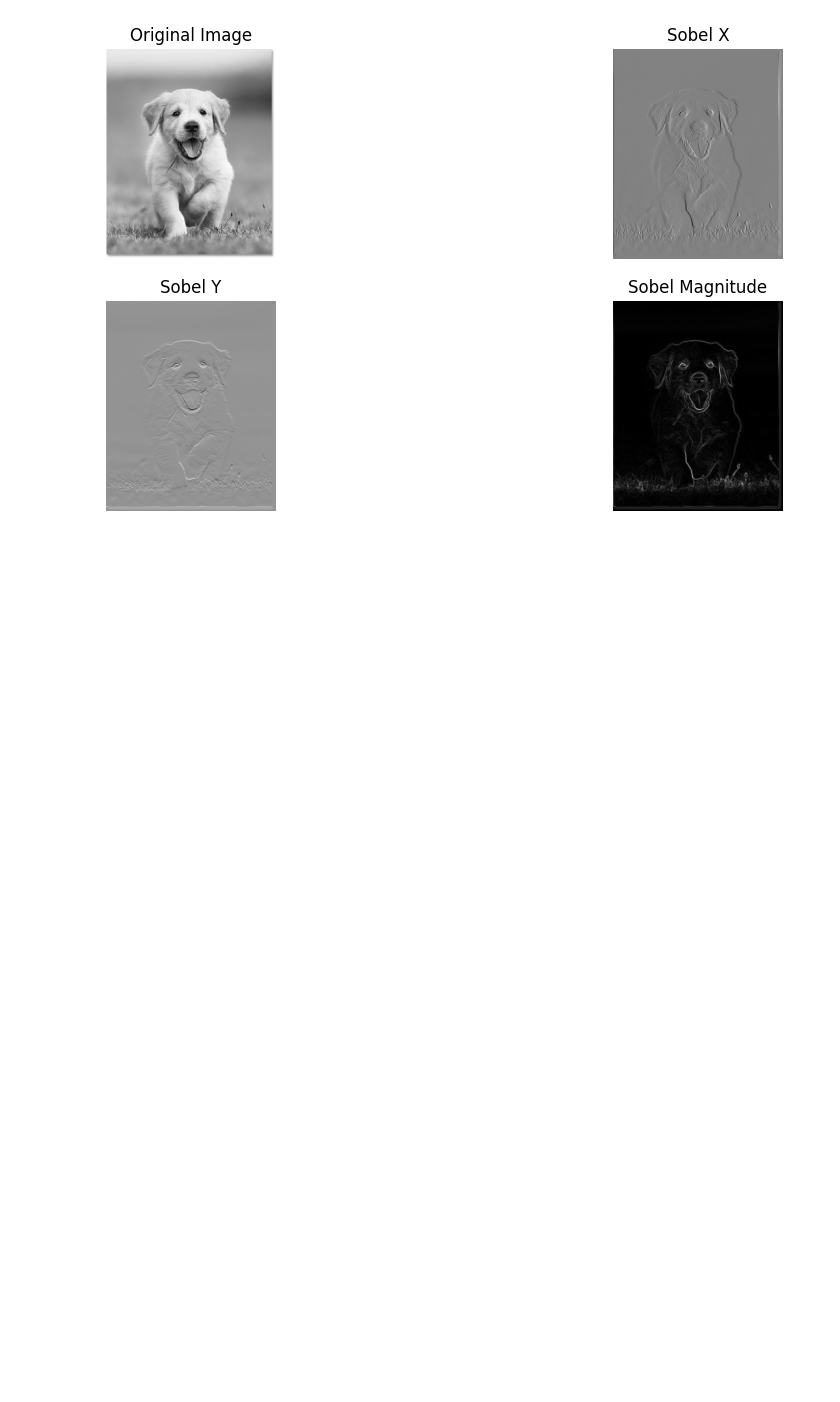
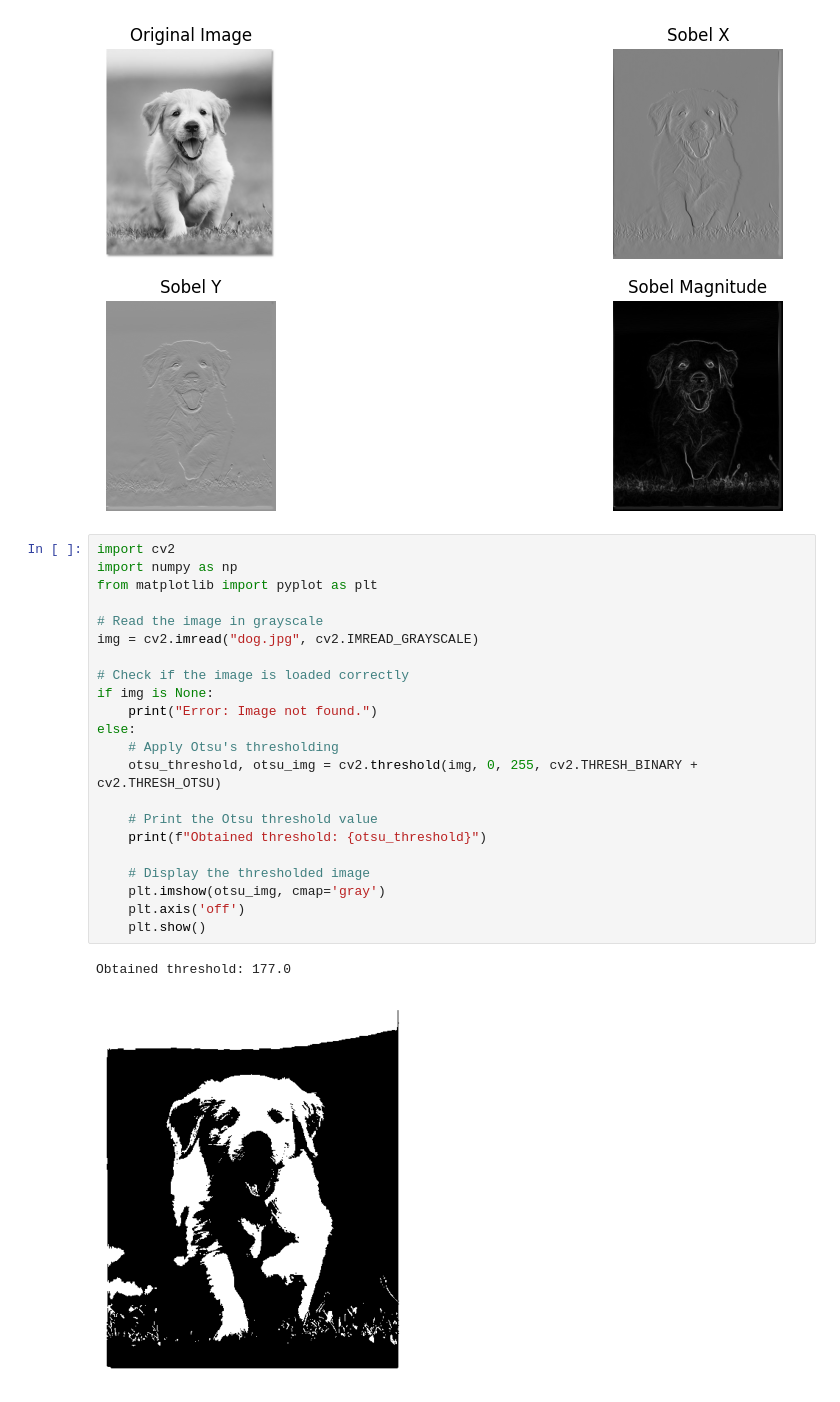
Before and after one commit to Gakashh/new, a Jupyter notebook: Welcome_to_Colab.ipynb, the cells around one changed output. Saved outputs shown, nothing was run; the diff lists cells and outputs as text; blank space fills up the shorter version.

```diff
--- a/Welcome_to_Colab.ipynb
+++ b/Welcome_to_Colab.ipynb
@@ -306,3 +306,28 @@ else:
     plt.show()
 # %% [output]
 [figure]
+# %%
+import cv2
+import numpy as np
+from matplotlib import pyplot as plt
+
+# Read the image in grayscale
+img = cv2.imread("dog.jpg", cv2.IMREAD_GRAYSCALE)
+
+# Check if the image is loaded correctly
+if img is None:
+    print("Error: Image not found.")
+else:
+    # Apply Otsu's thresholding
+    otsu_threshold, otsu_img = cv2.threshold(img, 0, 255, cv2.THRESH_BINARY + cv2.THRESH_OTSU)
+
+    # Print the Otsu threshold value
+    print(f"Obtained threshold: {otsu_threshold}")
+
+    # Display the thresholded image
+    plt.imshow(otsu_img, cmap='gray')
+    plt.axis('off')
+    plt.show()
+# %% [output]
+Obtained threshold: 177.0
+[figure, added]
```
